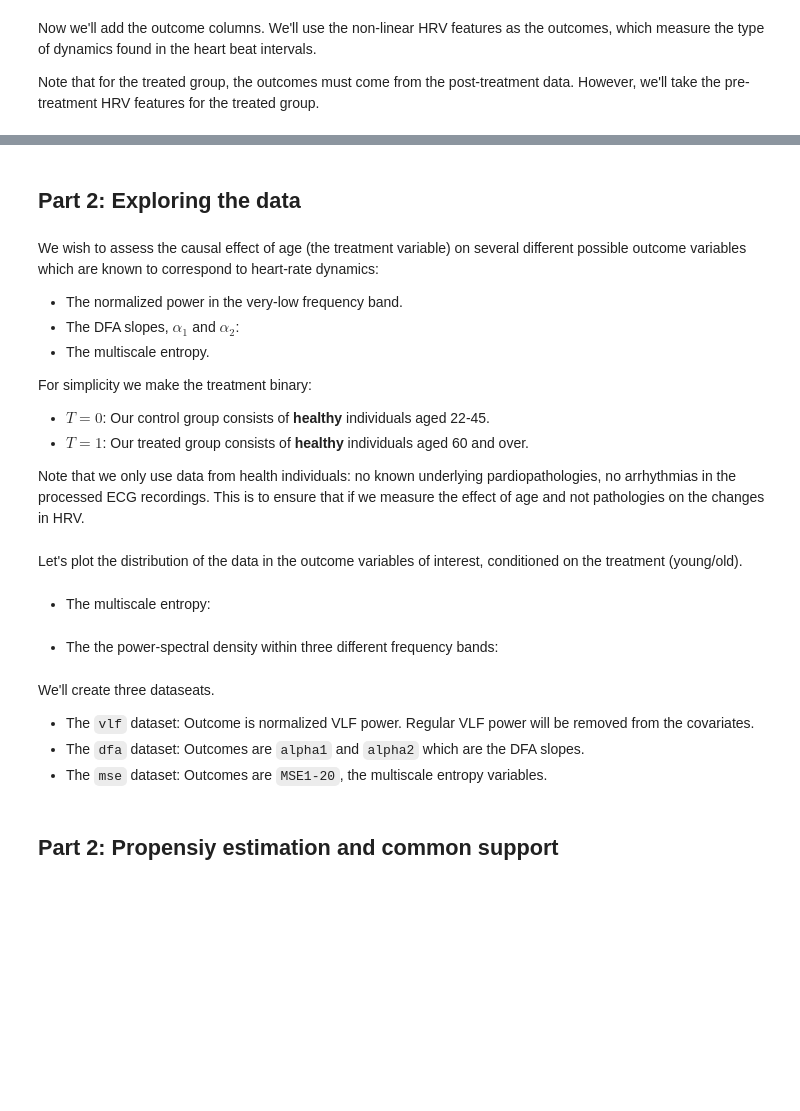
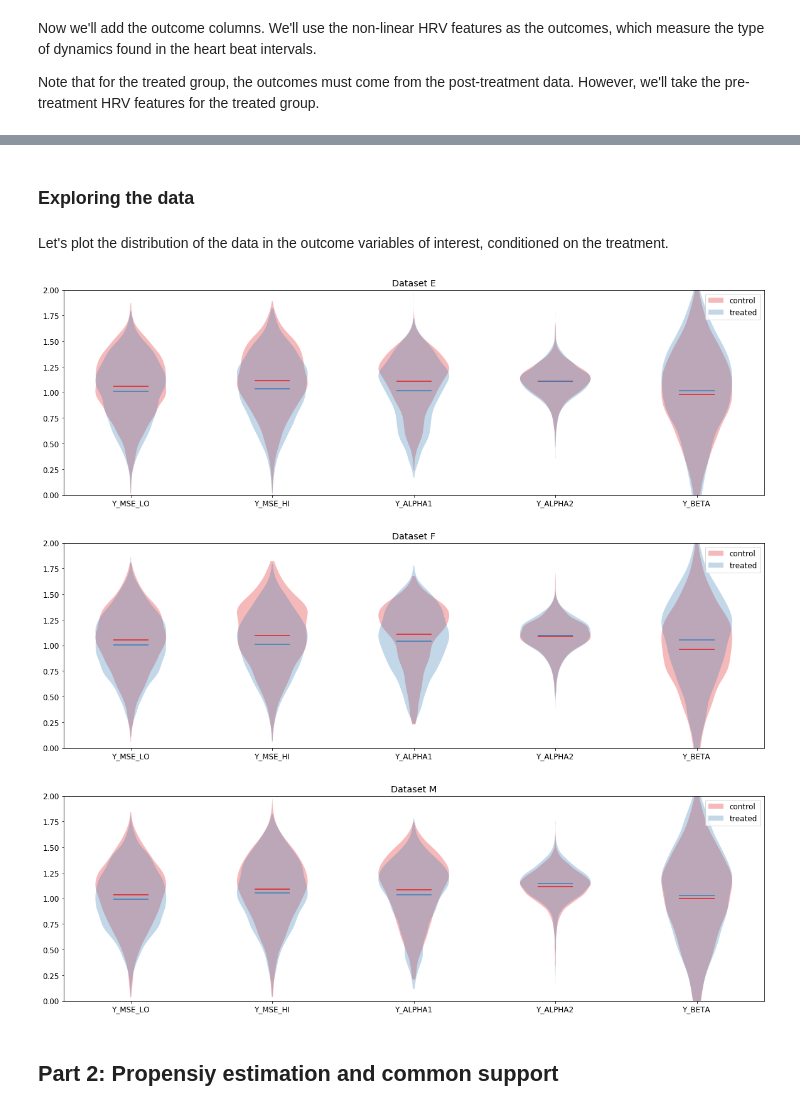
Before and after one commit to avivrosenberg/causal-inference-hw, a Jupyter notebook: proj/ci-proj.ipynb, the cells around one changed output, grey strips where cells are left out. Saved outputs shown, nothing was run; the diff lists cells and outputs as text; code cells hidden in the pictures; blank space fills up the shorter version.

Commit message:
proj: Notebook updates

```diff
--- a/proj/ci-proj.ipynb
+++ b/proj/ci-proj.ipynb
@@ -113,16 +113,17 @@ Now we'll add the outcome columns. We'll use the non-linear HRV features as the
 Note that for the treated group, the outcomes must come from the post-treatment data.
 However, we'll take the pre-treatment HRV features for the treated group.
 # %%
+datasets = {}
 for drug in ['E', 'F', 'M']:
     df_ci = data.castrr_ci_dataset(
         dfs[f'{drug}_CONTROL'], dfs[f'{drug}_TREATED'],
         ignore_features=['SampEn'],
         include_counterfactuals=True,
-        random_seed=42
+        random_seed=None
     )
     df_ci.to_csv(f'{OUT_DIR}/df_ci_{drug}.csv')
     assert not np.any(pd.isna(df_ci))
-    display(df_ci)
+    datasets[drug] = df_ci
 # %% [output]
 WARNING: Can't convert window to int rec=e252a, win=1: cannot convert float NaN to integer
 WARNING: Can't convert window to int rec=e242b, win=1: cannot convert float NaN to integer
@@ -176,4 +135,6 @@ WARNING: Can't convert window to int rec=m143a, win=1: cannot convert float NaN
 # %%
-X, y, t = data.split_dataset(df_ci, scale_covariates=True)
-(X.shape, y.shape, t.shape)
+for name, df in datasets.items():
+    print(f'*** {name} dataset: ', end='')
+    X, y, t = data.split_dataset(df, scale_covariates=True)
+    print(f'X{X.shape}, y{y.shape}, t{t.shape}')
 # %% [output]
@@ -192,2 +159,2 @@ X[0],y[0],t[0]
 # %% [markdown]
-## Part 2: Exploring the data
+### Exploring the data
@@ -196,24 +161,17 @@ df_full = data.create_ci_dataset(df_control=dfs['NSR'], df_treated=dfs['AGING'])
-# %% [markdown]
-We wish to assess the causal effect of age (the treatment variable) on several different possible outcome variables which are known to correspond to  heart-rate dynamics:
-
-- The normalized power in the very-low frequency band.
-- The DFA slopes, $\alpha_1$ and $\alpha_2$:
-- The multiscale entropy.
-
-For simplicity we make the treatment binary:
-- $T=0$: Our control group consists of **healthy** individuals aged 22-45.
-- $T=1$: Our treated group consists of **healthy** individuals aged 60 and over.
-
-Note that we only use data from health individuals: no known underlying pardiopathologies, no arrhythmias in the processed ECG recordings. This is to ensure that if we measure the effect of age and not pathologies on the changes in HRV.
 # %% [markdown]
-Let's plot the distribution of the data in the outcome variables of interest, conditioned on the treatment (young/old).
+Let's plot the distribution of the data in the outcome variables of interest, conditioned on the treatment.
 # %%
-import ciproj.plot
+from proj import plot
 
-fig, ax = plt.subplots(1, 1, figsize=(15,10))
-group_by = dict(by='T')
-group_legend_names={0:'control', 1:'treated'}
-violin_args = dict(showextrema=False, showmeans=True, widths=0.5)
-ciproj.plot.df_group_violins(ax, df_full, ['alpha1', 'alpha2'], group_by, violin_args, group_legend_names)
+for i, (name, df) in enumerate(datasets.items()):
+    fig, ax = plt.subplots(1, 1, figsize=(20,6))
+    group_by = dict(by='T')
+    group_legend_names={0: 'control', 1: 'treated'}
+    violin_args = dict(showextrema=False, showmeans=True, widths=0.5)
+    plot.df_group_violins(ax, df, ['Y_MSE_LO', 'Y_MSE_HI', 'Y_ALPHA1', 'Y_ALPHA2', 'Y_BETA'], group_by, violin_args, group_legend_names)
+    ax.set_title(f'Dataset {name}')
+    ax.set_ylim(0, 2)
+# %% [output]
+[figure, added]
+[figure, added]
+[figure, added]
-# %% [markdown]
-- The multiscale entropy:
@@ -224,2 +177,0 @@ ciproj.plot.df_group_violins(ax, df_full, mse_vars, group_by, violin_args, group
-# %% [markdown]
-- The the power-spectral density within three different frequency bands:
@@ -229,5 +177,0 @@ ciproj.plot.df_group_violins(ax, df_full, ['VLF_NORM', 'LF_NORM', 'HF_NORM'], gr
-# %% [markdown]
-We'll create three dataseats.
-- The `vlf` dataset: Outcome is normalized VLF power. Regular VLF power will be removed from the covariates.
-- The `dfa` dataset: Outcomes are `alpha1` and `alpha2` which are the DFA slopes.
-- The `mse` dataset: Outcomes are `MSE1-20`, the multiscale entropy variables.
```
Also changed, not shown: parts of 15 cells of this notebook.
